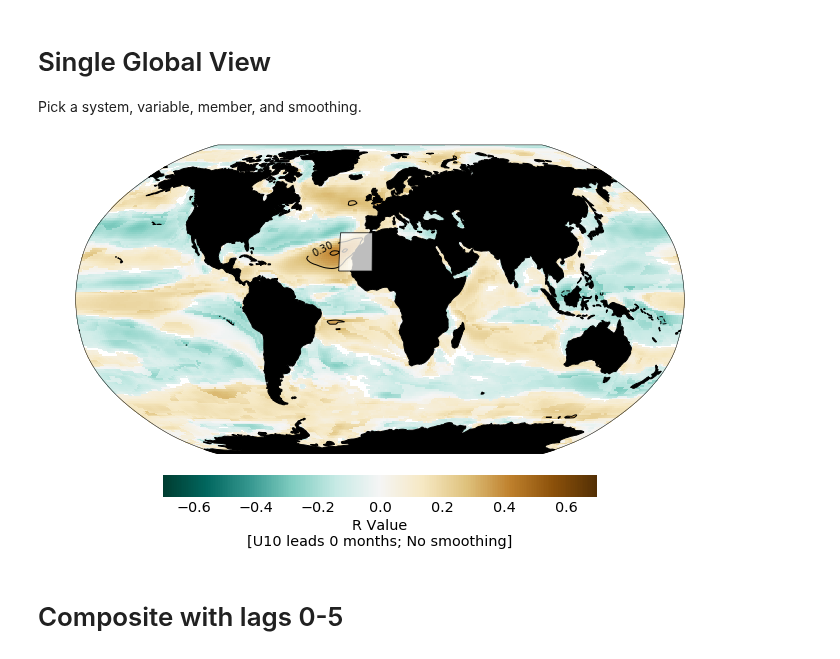
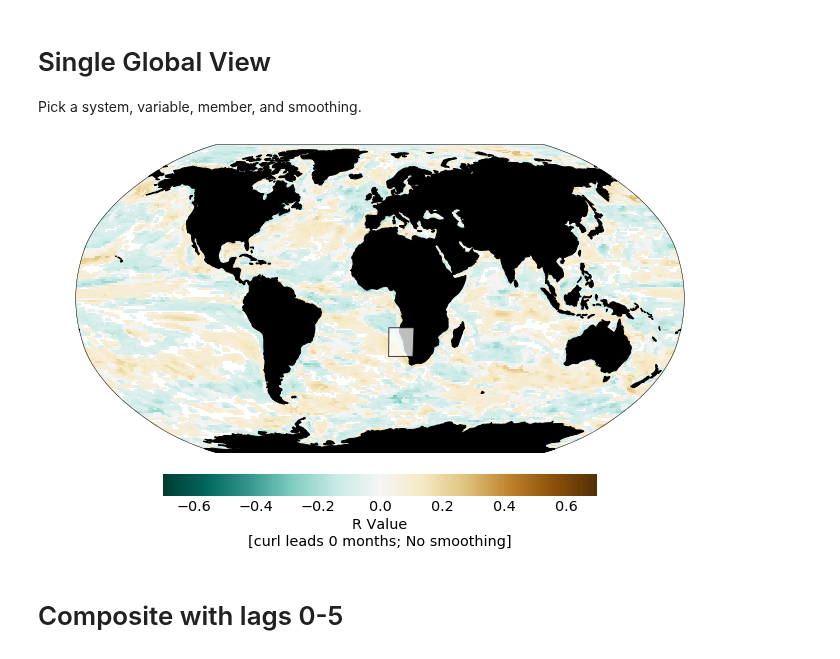
Before and after one commit to bradyrx/EBUS_BGC_Variability, a Jupyter notebook: notebooks/Global_Regressions/global_regression_analysis.ipynb, the cells around one changed output. Saved outputs shown, nothing was run; the diff lists cells and outputs as text; code cells hidden in the pictures.

```diff
--- a/notebooks/Global_Regressions/global_regression_analysis.ipynb
+++ b/notebooks/Global_Regressions/global_regression_analysis.ipynb
@@ -33,8 +33,8 @@ ebu_names = {
 
 Pick a system, variable, member, and smoothing.
 # %%
-EBU = 'CanCS'
-VAR = 'U10'
+EBU = 'BenCS'
+VAR = 'curl'
 LAG = 0
 SMOOTHED = False
 # %%
@@ -63,34 +63,42 @@ levels = np.append(lower, upper)
 if (EBU == "HumCS") or (EBU == "CalCS"):
     f, ax = et.vis.make_cartopy(projection=ccrs.Robinson(central_longitude=180),
                             grid_lines=False, figsize=(12,8), frameon=True)
 else:
     f, ax = et.vis.make_cartopy(projection=ccrs.Robinson(central_longitude=0),
                             grid_lines=False, figsize=(12,8), frameon=True)
+
+# Forgot to flip the sign when making the global residuals
+if VAR == "FG_ALT_CO2":
+    data = data * -1
 
 # Pcolor background.
 plt.pcolormesh(lon, lat, data, transform=ccrs.PlateCarree(),
                vmin=-0.7, vmax=0.7, cmap=cmap)
 cb = plt.colorbar(orientation='horizontal', pad=0.05, fraction=0.05)
 
 # Contours.
 cs = ax.contour(ds.gridlon, ds.gridlat, ds.r, transform=ccrs.PlateCarree(),
                 linewidths=1, colors='k', levels=levels)
 fmt = '%.2f'
 labels = plt.clabel(cs, fontsize=10, inline=1, fmt=fmt)
 
 # Box.
 x0, x1, y0, y1 = et.ebus.visual_bounds(EBU, std_lon=True)
 et.vis.add_box(ax, x0, x1, y0, y1, facecolor='w', edgecolor='k',
                linewidth=2, alpha=0.75, zorder=3)
 
 # Labels.
 #ax.set_title('Global ' + VAR + ' Correlation with F$_{\mathrm{Nat}}$' +
 #             ' in the ' + ebu_names[EBU])
 cb.set_label('R Value' + '\n' + '[' + VAR + ' leads ' + str(LAG) + ' months; No smoothing]')
 
+# Zoom in...
+#x0,x1,y0,y1 = et.ebus.visual_bounds(EBU)
+#ax.set_extent([x0,x1,y0,y1])
+
 plt.show()
 # %% [output]
-[figure, old version]
+[figure, new version]
 # %% [markdown]
 # Composite with lags 0-5
 # %%
```
Also changed, not shown: parts of 3 cells of this notebook, 9 other files.
